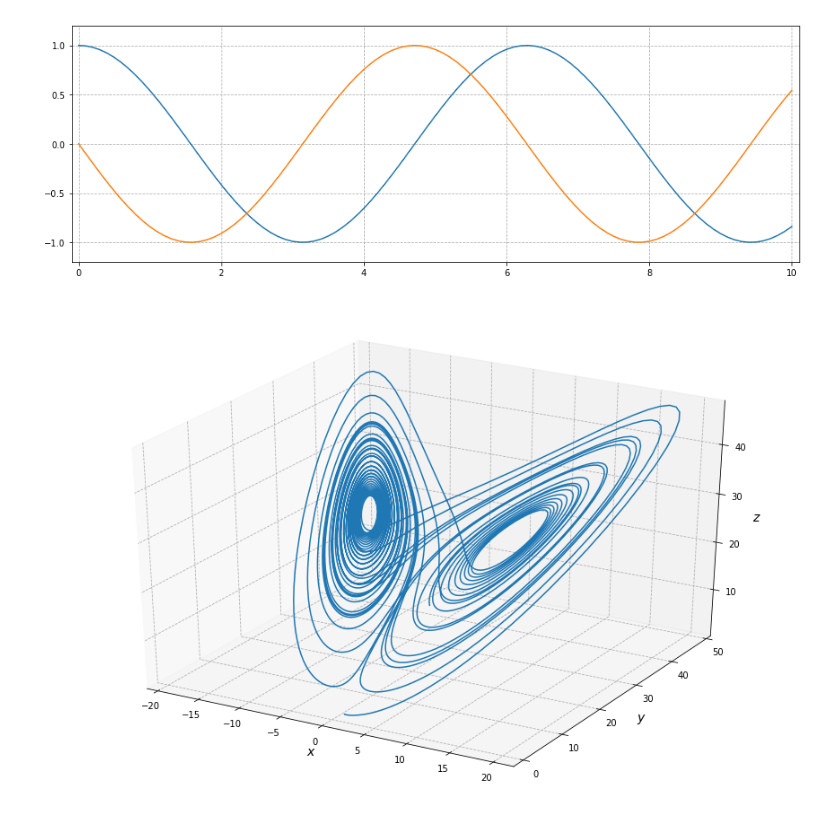
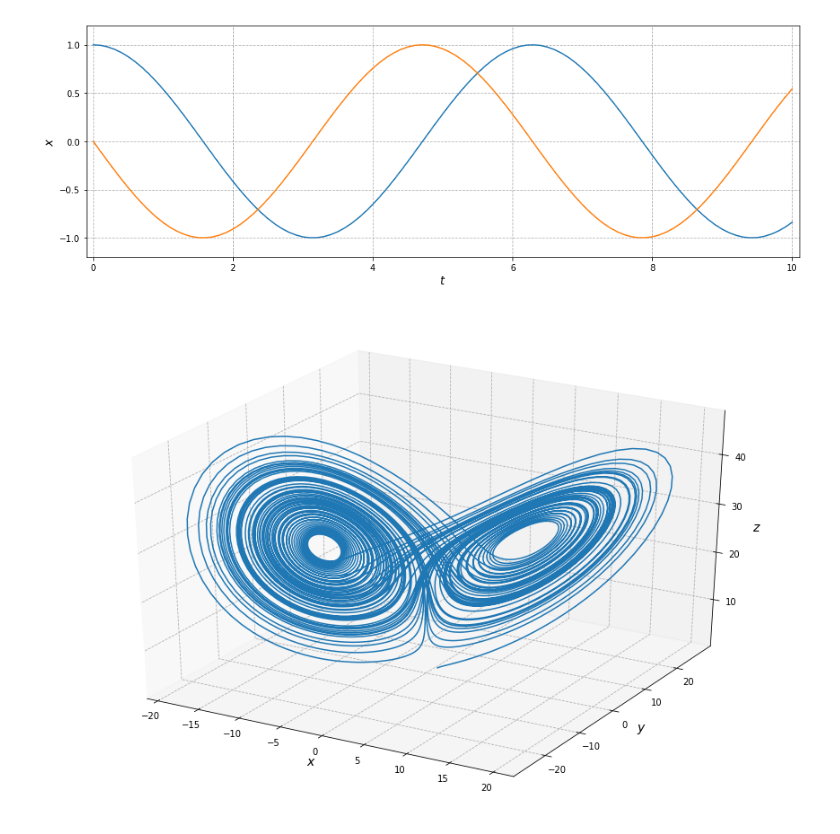
Before and after one commit to Legrandj/power, a Jupyter notebook: sync.ipynb, the cells around one changed output. Cells and saved outputs as stored; diff of their text form; code cells hidden in the pictures.

```diff
--- a/sync.ipynb
+++ b/sync.ipynb
@@ -50,23 +50,25 @@ fig = plt.figure(figsize=(15,5))
 ax = fig.gca()
 plt.plot(t,y)
 plt.margins(.01,.1)
+plt.xlabel('$t$',size=14)
+plt.ylabel('$x$',size=14)
 plt.rcParams['grid.linestyle'] = "--"
 plt.grid()
 plt.show()
 # %% [output]
-[figure, old version]
+[figure, new version]
 # %%
 #Example: Lorenz system
-x,t=solver(lorenz,0,40,np.array([1,1,1]),5000,rk4step)
+x,t=solver(lorenz,0,80,np.array([1,1,1]),10000,rk4step)
 fig = plt.figure(figsize=(15,10))
 ax = fig.gca(projection='3d')
-ax.plot([xi[0] for xi in x],[xi[2] for xi in x],[xi[2] for xi in x])
+ax.plot([xi[0] for xi in x],[xi[1] for xi in x],[xi[2] for xi in x])
 ax.set_xlabel('$x$',size=14)
 ax.set_ylabel('$y$',size=14)
 ax.set_zlabel('$z$',size=14)
 plt.show()
 # %% [output]
-[figure, old version]
+[figure, new version]
 # %%
 #Synchronization of Lorenz systems
 T = 80
```
Also changed, not shown: parts of 4 cells of this notebook.
